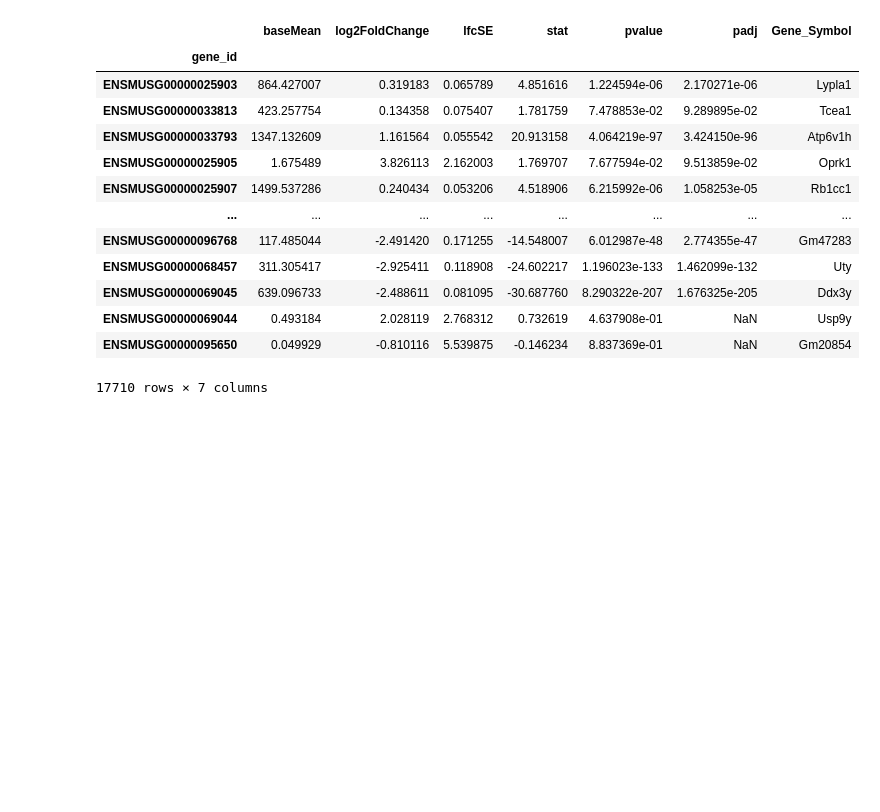
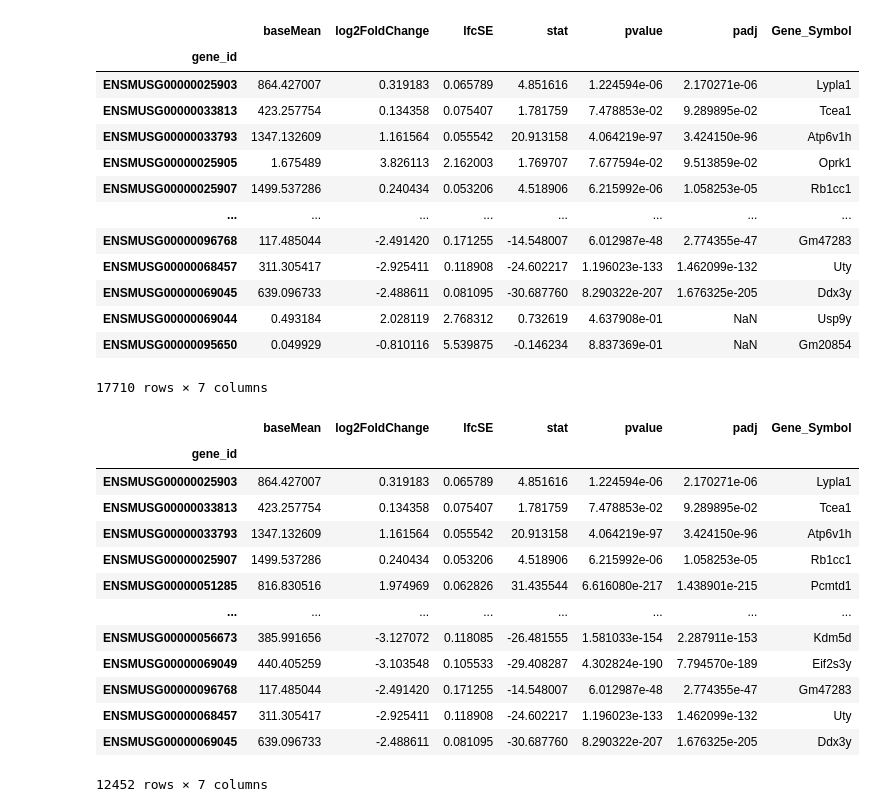
Before and after one commit to tldilan/DESeq2_Analysis_epithelialCells, a Jupyter notebook: workbook.ipynb, the cells around one changed output. Saved outputs shown, nothing was run; the diff lists cells and outputs as text; code cells hidden in the pictures; blank space fills up the shorter version.

```diff
--- a/workbook.ipynb
+++ b/workbook.ipynb
@@ -247,3 +247,24 @@ res
 | ENSMUSG00000069044 | 0.493184 | 2.028119 | 2.768312 | 0.732619 | 4.637908e-01 | NaN | Usp9y |
 | ENSMUSG00000095650 | 0.049929 | -0.810116 | 5.539875 | -0.146234 | 8.837369e-01 | NaN | Gm20854 |
 17710 rows × 7 columns
+# %%
+#filter out stuff that is lowly expressed
+
+res = res[res.baseMean >= 10]
+
+res
+# %% [output]
+|  | baseMean | log2FoldChange | lfcSE | stat | pvalue | padj | Gene_Symbol |
+| gene_id |  |  |  |  |  |  |  |
+| ENSMUSG00000025903 | 864.427007 | 0.319183 | 0.065789 | 4.851616 | 1.224594e-06 | 2.170271e-06 | Lypla1 |
+| ENSMUSG00000033813 | 423.257754 | 0.134358 | 0.075407 | 1.781759 | 7.478853e-02 | 9.289895e-02 | Tcea1 |
+| ENSMUSG00000033793 | 1347.132609 | 1.161564 | 0.055542 | 20.913158 | 4.064219e-97 | 3.424150e-96 | Atp6v1h |
+| ENSMUSG00000025907 | 1499.537286 | 0.240434 | 0.053206 | 4.518906 | 6.215992e-06 | 1.058253e-05 | Rb1cc1 |
+| ENSMUSG00000051285 | 816.830516 | 1.974969 | 0.062826 | 31.435544 | 6.616080e-217 | 1.438901e-215 | Pcmtd1 |
+| ... | ... | ... | ... | ... | ... | ... | ... |
+| ENSMUSG00000056673 | 385.991656 | -3.127072 | 0.118085 | -26.481555 | 1.581033e-154 | 2.287911e-153 | Kdm5d |
+| ENSMUSG00000069049 | 440.405259 | -3.103548 | 0.105533 | -29.408287 | 4.302824e-190 | 7.794570e-189 | Eif2s3y |
+| ENSMUSG00000096768 | 117.485044 | -2.491420 | 0.171255 | -14.548007 | 6.012987e-48 | 2.774355e-47 | Gm47283 |
+| ENSMUSG00000068457 | 311.305417 | -2.925411 | 0.118908 | -24.602217 | 1.196023e-133 | 1.462099e-132 | Uty |
+| ENSMUSG00000069045 | 639.096733 | -2.488611 | 0.081095 | -30.687760 | 8.290322e-207 | 1.676325e-205 | Ddx3y |
+12452 rows × 7 columns
```
Also changed, not shown: parts of 17 cells of this notebook.
